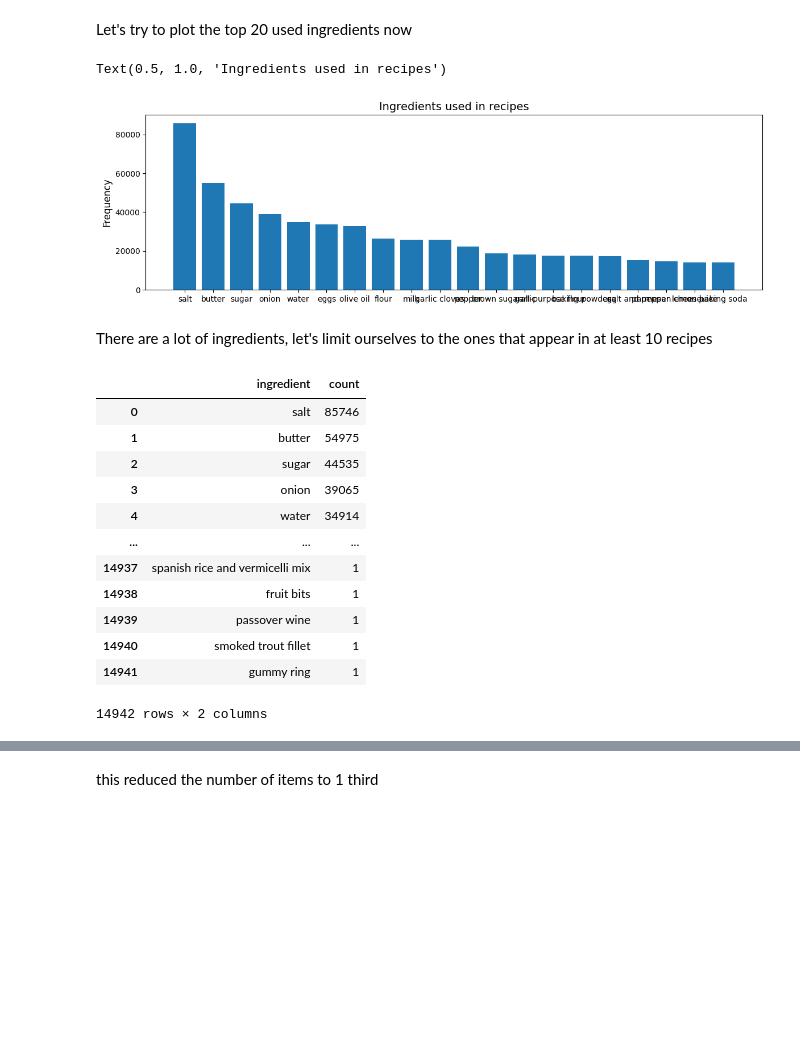
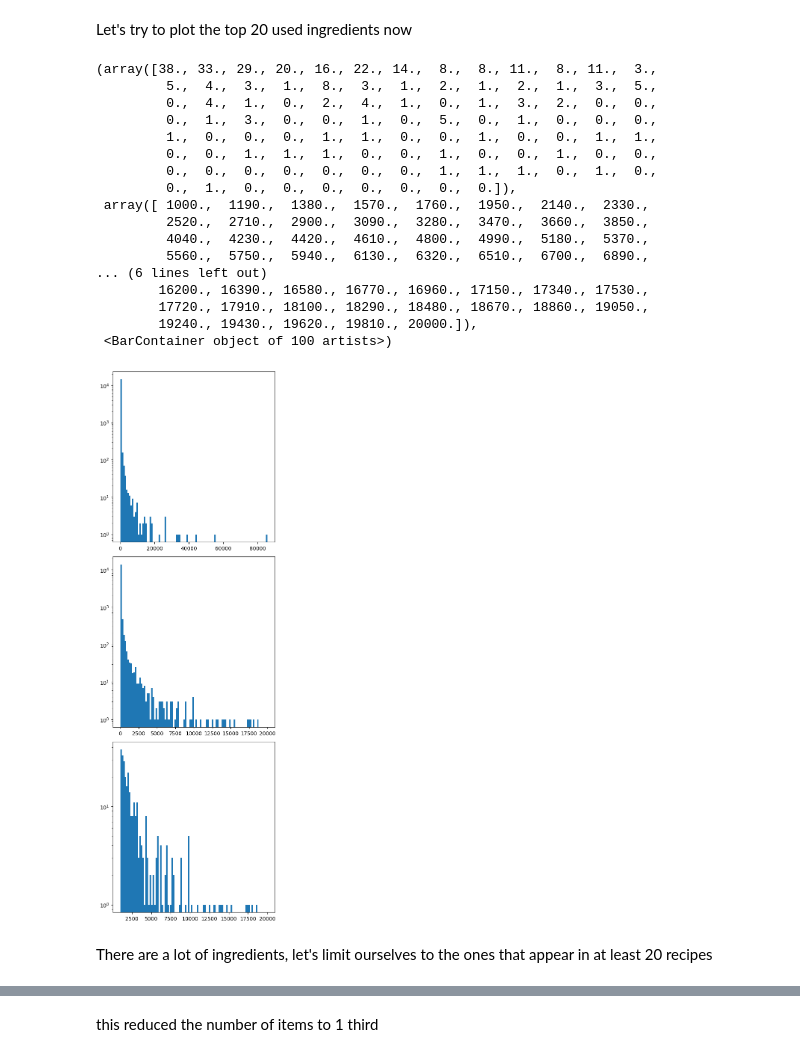
Before and after one commit to lorenzomad/foodMapping, a Jupyter notebook: exploration.ipynb, the cells around one changed output, grey strips where cells are left out. Cells and saved outputs as stored; diff of their text form; code cells hidden in the pictures; blank space fills up the shorter version.

```diff
--- a/exploration.ipynb
+++ b/exploration.ipynb
@@ -51,5 +58,6 @@ Now we can count how many elements are there for each ingredient and apply other
 # %%
-recipes_df["ingredients"].explode().value_counts()
+ingredient_counts = recipes_df["ingredients"].explode().value_counts()
+ingredient_counts
 # %% [output]
 salt                               85746
 butter                             54975
@@ -65,36 +73,33 @@ gummy ring                             1
 Name: ingredients, Length: 14942, dtype: int64
 # %% [markdown]
 Let's try to plot the top 20 used ingredients now
-# %%
-# Get unique items & counts
-all_ingredients = recipes_df["ingredients"].explode().value_counts().index.tolist()
-ingredient_counts = recipes_df["ingredients"].explode().value_counts().values
-# Create plot
-fig, ax = plt.subplots(figsize = (14,4))
-ax.bar(all_ingredients[:20], ingredient_counts[:20])
-ax.set_ylabel("Frequency", size = 12)
-ax.set_title("Ingredients used in recipes", size = 14)
-# %% [output]
-Text(0.5, 1.0, 'Ingredients used in recipes')
-[figure, removed]
+# %%
+# Create plot
+
+fig, axs = plt.subplots(3, 1, figsize=(5, 15), tight_layout=True)
+axs[0].hist(ingredient_counts, bins = 100, log= True)
+
+axs[1].hist(ingredient_counts, range = (0, 20000), bins = 100, log= True)
+
+axs[2].hist(ingredient_counts, range = (1000, 20000), bins = 100, log= True)
+# %% [output]
+(array([38., 33., 29., 20., 16., 22., 14.,  8.,  8., 11.,  8., 11.,  3.,
+         5.,  4.,  3.,  1.,  8.,  3.,  1.,  2.,  1.,  2.,  1.,  3.,  5.,
+         0.,  4.,  1.,  0.,  2.,  4.,  1.,  0.,  1.,  3.,  2.,  0.,  0.,
+         0.,  1.,  3.,  0.,  0.,  1.,  0.,  5.,  0.,  1.,  0.,  0.,  0.,
+         1.,  0.,  0.,  0.,  1.,  1.,  0.,  0.,  1.,  0.,  0.,  1.,  1.,
+         0.,  0.,  1.,  1.,  1.,  0.,  0.,  1.,  0.,  0.,  1.,  0.,  0.,
+         0.,  0.,  0.,  0.,  0.,  0.,  0.,  1.,  1.,  1.,  0.,  1.,  0.,
+         0.,  1.,  0.,  0.,  0.,  0.,  0.,  0.,  0.]),
+ array([ 1000.,  1190.,  1380.,  1570.,  1760.,  1950.,  2140.,  2330.,
+         2520.,  2710.,  2900.,  3090.,  3280.,  3470.,  3660.,  3850.,
+         4040.,  4230.,  4420.,  4610.,  4800.,  4990.,  5180.,  5370.,
+         5560.,  5750.,  5940.,  6130.,  6320.,  6510.,  6700.,  6890.,
+... (6 lines left out)
+        16200., 16390., 16580., 16770., 16960., 17150., 17340., 17530.,
+        17720., 17910., 18100., 18290., 18480., 18670., 18860., 19050.,
+        19240., 19430., 19620., 19810., 20000.]),
+ <BarContainer object of 100 artists>)
+[figure, added]
 # %% [markdown]
-There are a lot of ingredients, let's limit ourselves to the ones that appear in at least 10 recipes
+There are a lot of ingredients, let's limit ourselves to the ones that appear in at least 20 recipes
-# %%
-ingredients = {"ingredient": all_ingredients, "count" : ingredient_counts }
-
-ingredients_df = pd.DataFrame(ingredients)
-ingredients_df
-# %% [output]
-|  | ingredient | count |
-| 0 | salt | 85746 |
-| 1 | butter | 54975 |
-| 2 | sugar | 44535 |
-| 3 | onion | 39065 |
-| 4 | water | 34914 |
-| ... | ... | ... |
-| 14937 | spanish rice and vermicelli mix | 1 |
-| 14938 | fruit bits | 1 |
-| 14939 | passover wine | 1 |
-| 14940 | smoked trout fillet | 1 |
-| 14941 | gummy ring | 1 |
-14942 rows × 2 columns
```
Also changed, not shown: parts of 14 cells of this notebook.
